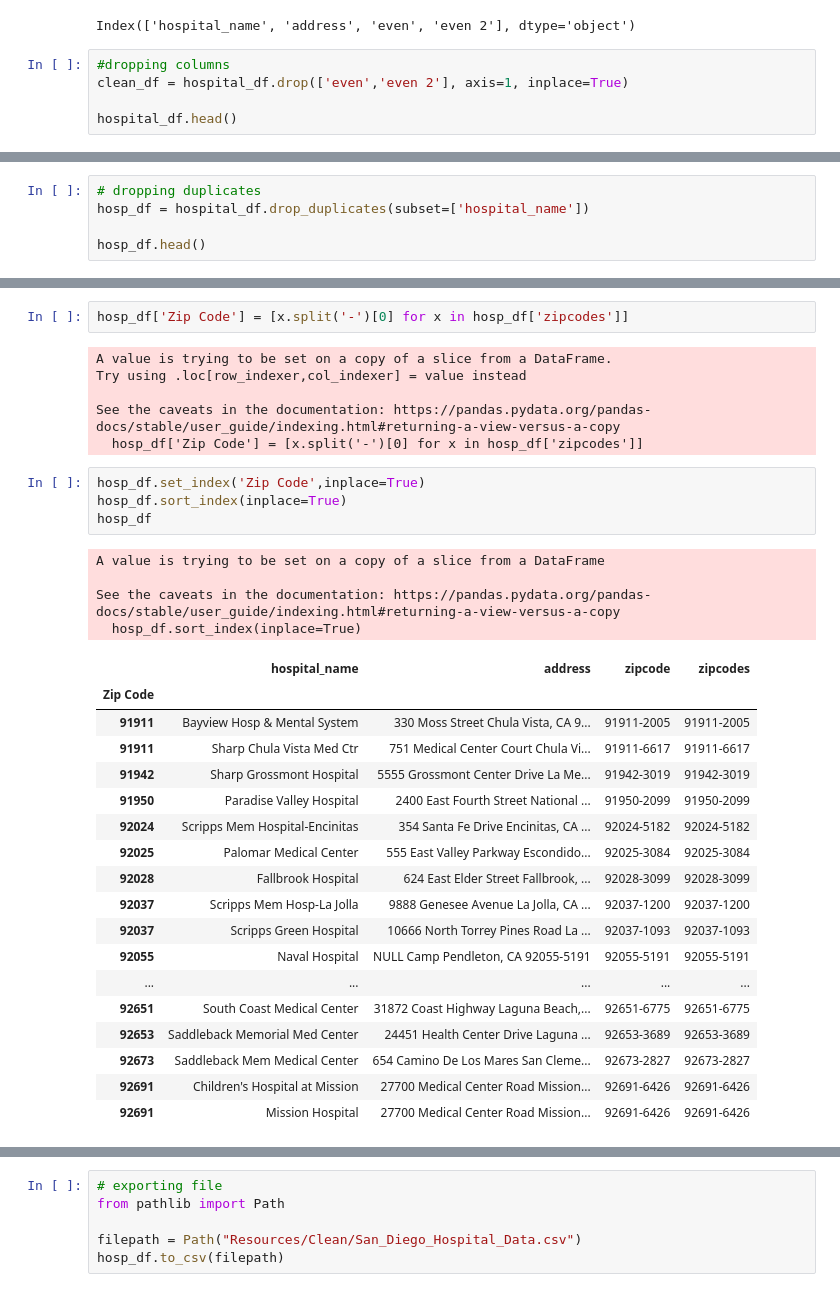
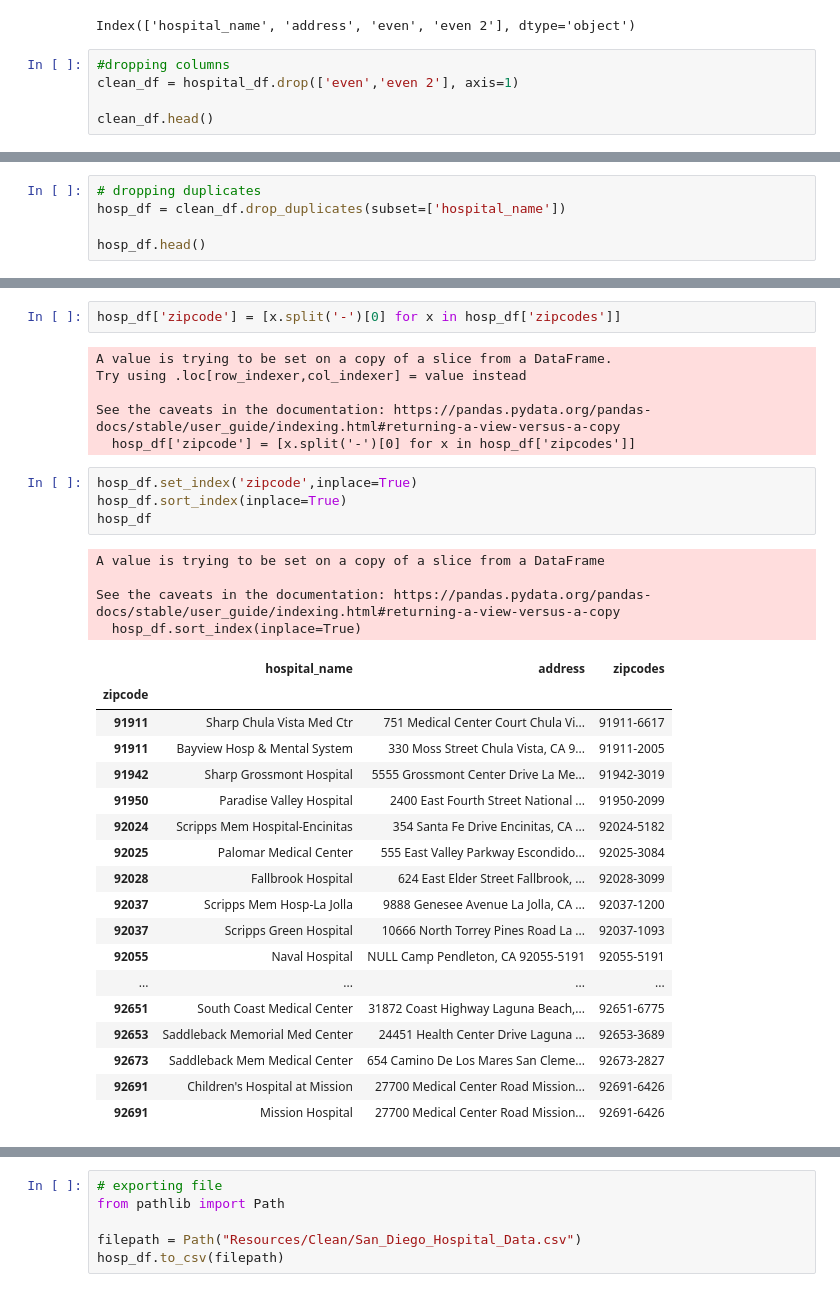
Before and after one commit to tsmtruong/final-project, a Jupyter notebook: Clean_Hospitals.ipynb, the cells around one changed output, grey strips where cells are left out. Cells and saved outputs as stored; diff of their text form.

Commit message:
cleaning hosp data

```diff
--- a/Clean_Hospitals.ipynb
+++ b/Clean_Hospitals.ipynb
@@ -32,8 +33,8 @@ print(hospital_df.keys())
 Index(['hospital_name', 'address', 'even', 'even 2'], dtype='object')
 # %%
 #dropping columns
-clean_df = hospital_df.drop(['even','even 2'], axis=1, inplace=True)
+clean_df = hospital_df.drop(['even','even 2'], axis=1)
 
-hospital_df.head()
+clean_df.head()
 # %% [output]
 |  | hospital_name | address |
@@ -45,6 +46,6 @@ hospital_df.head()
 # %%
 # dropping duplicates
-hosp_df = hospital_df.drop_duplicates(subset=['hospital_name'])
+hosp_df = clean_df.drop_duplicates(subset=['hospital_name'])
 
 hosp_df.head()
 # %% [output]
@@ -114,35 +119,35 @@ See the caveats in the documentation: https://pandas.pydata.org/pandas-docs/stab
 # %%
-hosp_df['Zip Code'] = [x.split('-')[0] for x in hosp_df['zipcodes']]
+hosp_df['zipcode'] = [x.split('-')[0] for x in hosp_df['zipcodes']]
 # %% [output]
 A value is trying to be set on a copy of a slice from a DataFrame.
 Try using .loc[row_indexer,col_indexer] = value instead
 
 See the caveats in the documentation: https://pandas.pydata.org/pandas-docs/stable/user_guide/indexing.html#returning-a-view-versus-a-copy
-  hosp_df['Zip Code'] = [x.split('-')[0] for x in hosp_df['zipcodes']]
+  hosp_df['zipcode'] = [x.split('-')[0] for x in hosp_df['zipcodes']]
 # %%
-hosp_df.set_index('Zip Code',inplace=True)
+hosp_df.set_index('zipcode',inplace=True)
 hosp_df.sort_index(inplace=True)
 hosp_df
 # %% [output]
 A value is trying to be set on a copy of a slice from a DataFrame
 
 See the caveats in the documentation: https://pandas.pydata.org/pandas-docs/stable/user_guide/indexing.html#returning-a-view-versus-a-copy
   hosp_df.sort_index(inplace=True)
-|  | hospital_name | address | zipcode | zipcodes |
-| Zip Code |  |  |  |  |
-| 91911 | Bayview Hosp & Mental System | 330 Moss Street Chula Vista, CA 9... | 91911-2005 | 91911-2005 |
-| 91911 | Sharp Chula Vista Med Ctr | 751 Medical Center Court Chula Vi... | 91911-6617 | 91911-6617 |
-| 91942 | Sharp Grossmont Hospital | 5555 Grossmont Center Drive La Me... | 91942-3019 | 91942-3019 |
-| 91950 | Paradise Valley Hospital | 2400 East Fourth Street National ... | 91950-2099 | 91950-2099 |
-| 92024 | Scripps Mem Hospital-Encinitas | 354 Santa Fe Drive Encinitas, CA ... | 92024-5182 | 92024-5182 |
-| 92025 | Palomar Medical Center | 555 East Valley Parkway Escondido... | 92025-3084 | 92025-3084 |
-| 92028 | Fallbrook Hospital | 624 East Elder Street Fallbrook, ... | 92028-3099 | 92028-3099 |
-| 92037 | Scripps Mem Hosp-La Jolla | 9888 Genesee Avenue La Jolla, CA ... | 92037-1200 | 92037-1200 |
-| 92037 | Scripps Green Hospital | 10666 North Torrey Pines Road La ... | 92037-1093 | 92037-1093 |
-| 92055 | Naval Hospital | NULL Camp Pendleton, CA 92055-5191 | 92055-5191 | 92055-5191 |
-| ... | ... | ... | ... | ... |
-| 92651 | South Coast Medical Center | 31872 Coast Highway Laguna Beach,... | 92651-6775 | 92651-6775 |
-| 92653 | Saddleback Memorial Med Center | 24451 Health Center Drive Laguna ... | 92653-3689 | 92653-3689 |
-| 92673 | Saddleback Mem Medical Center | 654 Camino De Los Mares San Cleme... | 92673-2827 | 92673-2827 |
-| 92691 | Children's Hospital at Mission | 27700 Medical Center Road Mission... | 92691-6426 | 92691-6426 |
-| 92691 | Mission Hospital | 27700 Medical Center Road Mission... | 92691-6426 | 92691-6426 |
+|  | hospital_name | address | zipcodes |
+| zipcode |  |  |  |
+| 91911 | Sharp Chula Vista Med Ctr | 751 Medical Center Court Chula Vi... | 91911-6617 |
+| 91911 | Bayview Hosp & Mental System | 330 Moss Street Chula Vista, CA 9... | 91911-2005 |
+| 91942 | Sharp Grossmont Hospital | 5555 Grossmont Center Drive La Me... | 91942-3019 |
+| 91950 | Paradise Valley Hospital | 2400 East Fourth Street National ... | 91950-2099 |
+| 92024 | Scripps Mem Hospital-Encinitas | 354 Santa Fe Drive Encinitas, CA ... | 92024-5182 |
+| 92025 | Palomar Medical Center | 555 East Valley Parkway Escondido... | 92025-3084 |
+| 92028 | Fallbrook Hospital | 624 East Elder Street Fallbrook, ... | 92028-3099 |
+| 92037 | Scripps Mem Hosp-La Jolla | 9888 Genesee Avenue La Jolla, CA ... | 92037-1200 |
+| 92037 | Scripps Green Hospital | 10666 North Torrey Pines Road La ... | 92037-1093 |
+| 92055 | Naval Hospital | NULL Camp Pendleton, CA 92055-5191 | 92055-5191 |
+| ... | ... | ... | ... |
+| 92651 | South Coast Medical Center | 31872 Coast Highway Laguna Beach,... | 92651-6775 |
+| 92653 | Saddleback Memorial Med Center | 24451 Health Center Drive Laguna ... | 92653-3689 |
+| 92673 | Saddleback Mem Medical Center | 654 Camino De Los Mares San Cleme... | 92673-2827 |
+| 92691 | Children's Hospital at Mission | 27700 Medical Center Road Mission... | 92691-6426 |
+| 92691 | Mission Hospital | 27700 Medical Center Road Mission... | 92691-6426 |
```
Also changed, not shown: parts of 12 cells of this notebook.
